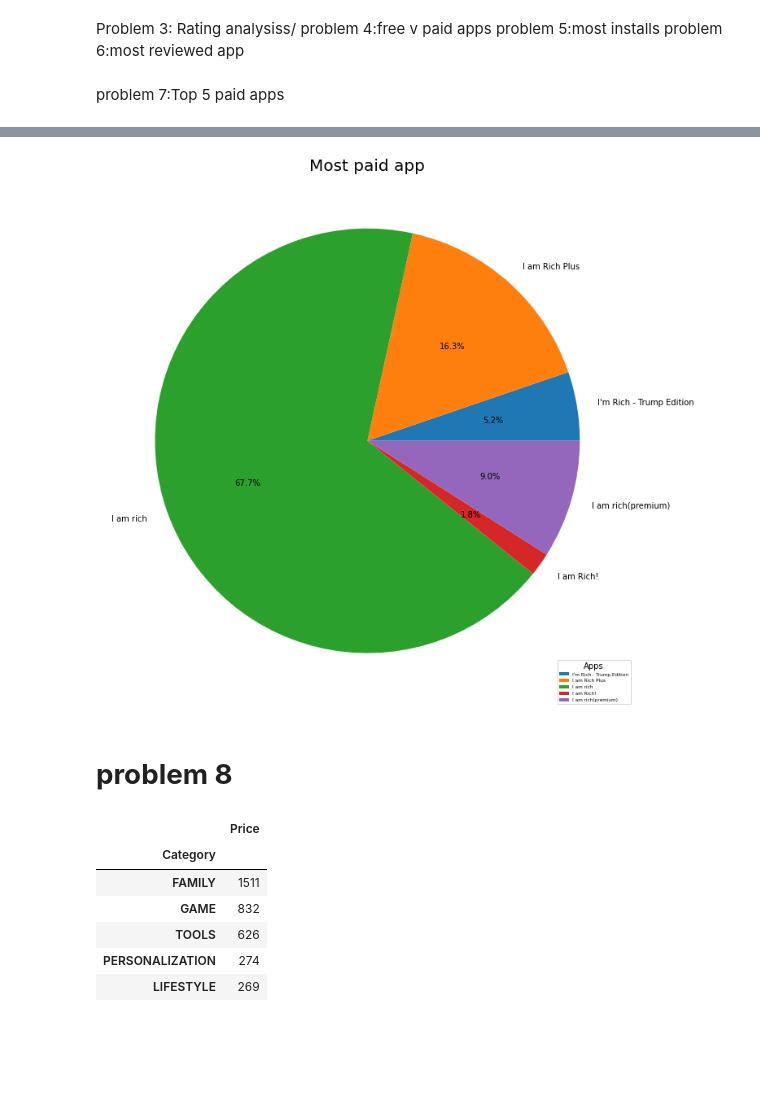
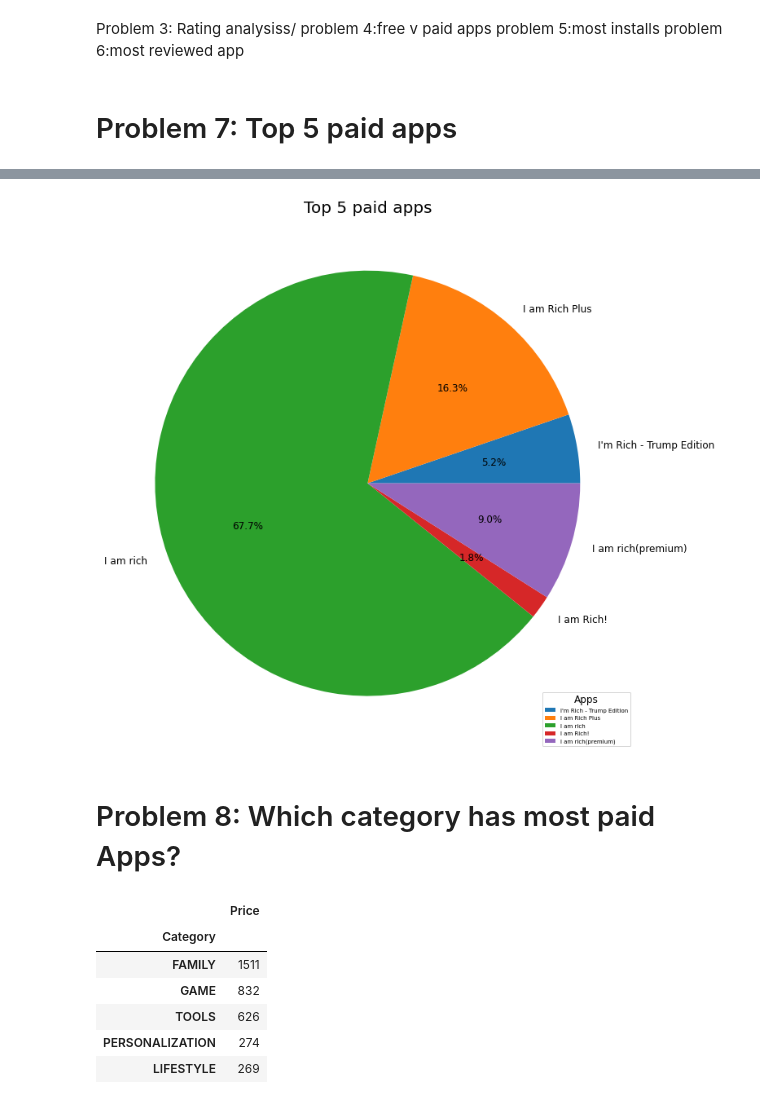
Before and after one commit to Meghanah97/Playstore_data_analysis, a Jupyter notebook: Copy_of_Copy_of_Play_Store_App_Review_Analysis_Capstone_Project.ipynb, the cells around one changed output, grey strips where cells are left out. Saved outputs shown, nothing was run; the diff lists cells and outputs as text; code cells hidden in the pictures; blank space fills up the shorter version.

```diff
--- a/Copy_of_Copy_of_Play_Store_App_Review_Analysis_Capstone_Project.ipynb
+++ b/Copy_of_Copy_of_Play_Store_App_Review_Analysis_Capstone_Project.ipynb
@@ -458,7 +458,7 @@ problem 4:free v paid apps
 problem 5:most installs
 problem 6:most reviewed app
 # %% [markdown]
-problem 7:Top 5 paid apps
+# Problem 7: Top 5 paid apps
 # %%
 most_paid_app = ply.sort_values(by='Price', ascending=False).head(5)
 most_paid_app
@@ -472,16 +472,16 @@ most_paid_app
 # %%
 plt.figure(figsize=(15,12));
 plt.pie(most_paid_app .Reviews, explode=None, labels=most_paid_app.App, autopct='%1.1f%%', startangle=0);
-plt.title('Most paid app',size = 20);
+plt.title('Top 5 paid apps',size = 20);
 plt.legend(most_paid_app.App,
            loc="lower right",
            title="Apps",
            fontsize = "xx-small"
           );
 # %% [output]
-[figure, old version]
+[figure, new version]
-# %% [markdown]
-# **problem 8**
+# %% [markdown]
+# Problem 8: Which category has most paid Apps?
 # %%
 most_paid_cat_ply =ply.groupby('Category')[['Price']].count().sort_values(by='Price', ascending=False).head(5)
 most_paid_cat_ply
```
Also changed, not shown: parts of 14 cells of this notebook.
